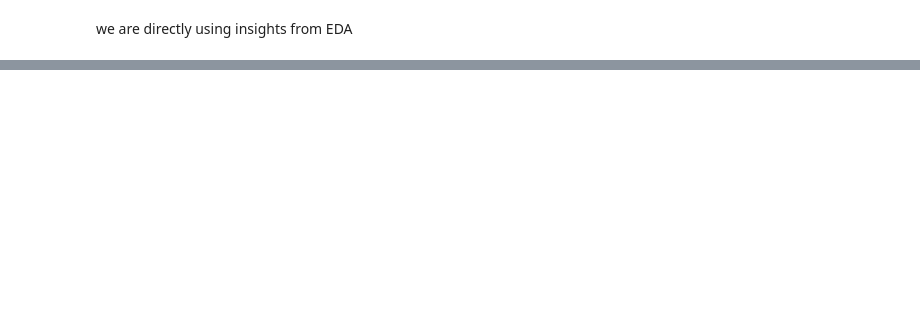
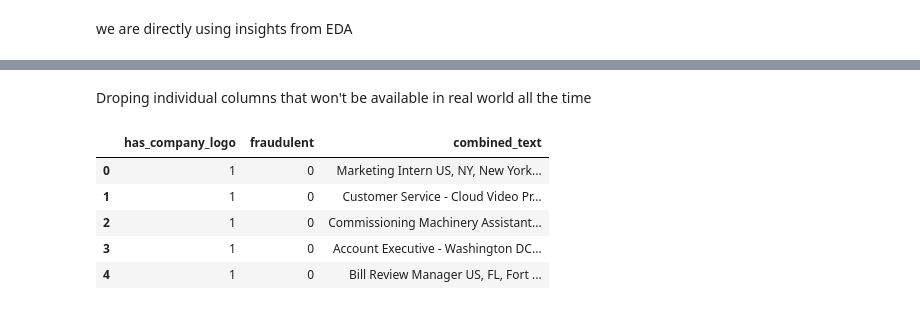
Before and after one commit to hiteshjha24/Fake-internship-and-Scam-job-detection, a Jupyter notebook: model_training.ipynb, the cells around one changed output, grey strips where cells are left out. Saved outputs shown, nothing was run; the diff lists cells and outputs as text; code cells hidden in the pictures; blank space fills up the shorter version.

```diff
--- a/model_training.ipynb
+++ b/model_training.ipynb
@@ -18,0 +74,9 @@ ModuleNotFoundError: No module named 'imblearn'
+# %%
+df['location'].fillna('Unknown', inplace=True)
+df['department'].fillna('Unknown', inplace=True)
+df['salary_range'].fillna('Not Specified', inplace=True)
+df['employment_type'].fillna('Not Specified', inplace=True)
+df['required_experience'].fillna('Not Specified', inplace=True)
+df['required_education'].fillna('Not Specified', inplace=True)
+df['industry'].fillna('Not Specified', inplace=True)
+df['function'].fillna('Not Specified', inplace=True)
@@ -18,0 +101,38 @@ ModuleNotFoundError: No module named 'imblearn'
+# %%
+df['combined_text'] = df[['title', 'location', 'salary_range', 'company_profile', 'description',
+                          'requirements', 'benefits', 'employment_type',
+                          'required_experience', 'required_education', 'industry',
+                          'function', 'department']].apply(
+    lambda x: ' '.join(x.fillna('').astype(str)), axis=1
+)
+# %%
+text_columns = ['title', 'company_profile', 'description', 'requirements', 'benefits']
+df[text_columns] = df[text_columns].fillna('Missing')
+# %% [markdown]
+Droping individual columns that won't be available in real world all the time
+# %%
+df.drop(columns=['title',
+                 'location',
+                 'salary_range',
+                 'company_profile',
+                 'description',
+                 'requirements',
+                 'benefits',
+                 'employment_type',
+                 'required_experience',
+                 'required_education',
+                 'industry',
+                 'function',
+                 'department',
+                 'job_id',
+                 'has_questions',
+                 'telecommuting'], inplace=True)
+# %%
+df.head()
+# %% [output]
+|  | has_company_logo | fraudulent | combined_text |
+| 0 | 1 | 0 | Marketing Intern US, NY, New York... |
+| 1 | 1 | 0 | Customer Service - Cloud Video Pr... |
+| 2 | 1 | 0 | Commissioning Machinery Assistant... |
+| 3 | 1 | 0 | Account Executive - Washington DC... |
+| 4 | 1 | 0 | Bill Review Manager US, FL, Fort ... |
```
Also changed, not shown: parts of 25 cells of this notebook, 2 other files.
